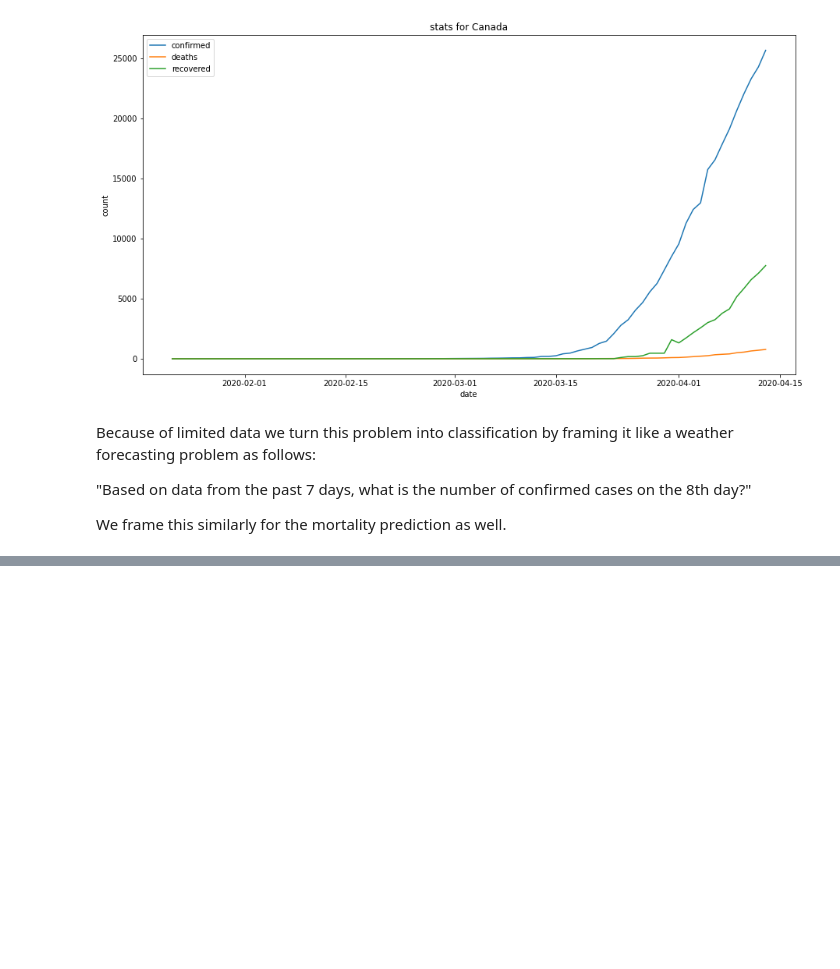
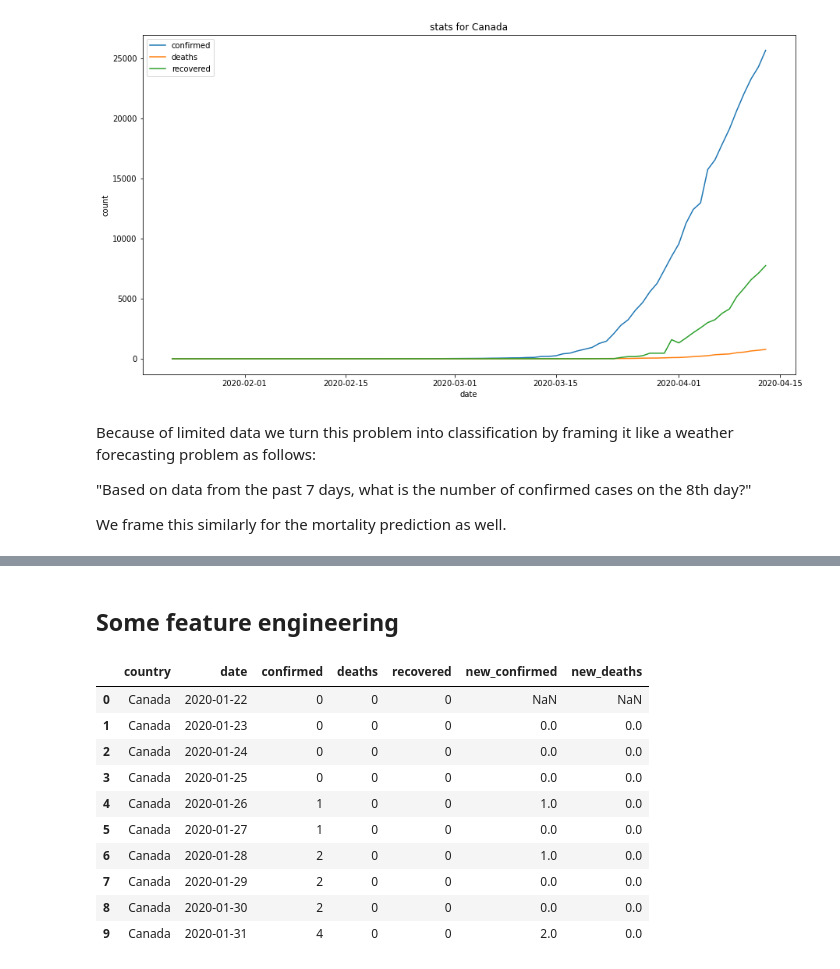
Before and after one commit to Dangandy/cv19, a Jupyter notebook: covid19_eda.ipynb, the cells around one changed output, grey strips where cells are left out. Drawn from its saved outputs; the diff is of its cells as text; code cells hidden in the pictures; blank space fills up the shorter version.

Commit message:
Feature engineering

```diff
--- a/covid19_eda.ipynb
+++ b/covid19_eda.ipynb
@@ -120,0 +123,4 @@ We frame this similarly for the mortality prediction as well.
+# %%
+country = 'Canada'
+canada_df = df[df['country'] == country].copy()
+canada_df.reset_index(drop=True,inplace=True)
@@ -120,0 +141,22 @@ We frame this similarly for the mortality prediction as well.
+# %% [markdown]
+## Some feature engineering
+# %%
+new_confirmed = canada_df['confirmed'].diff()
+new_deaths = canada_df['deaths'].diff()
+# %%
+canada_df['new_confirmed'] = new_confirmed
+canada_df['new_deaths'] = new_deaths
+# %%
+canada_df.head(10)
+# %% [output]
+|  | country | date | confirmed | deaths | recovered | new_confirmed | new_deaths |
+| 0 | Canada | 2020-01-22 | 0 | 0 | 0 | NaN | NaN |
+| 1 | Canada | 2020-01-23 | 0 | 0 | 0 | 0.0 | 0.0 |
+| 2 | Canada | 2020-01-24 | 0 | 0 | 0 | 0.0 | 0.0 |
+| 3 | Canada | 2020-01-25 | 0 | 0 | 0 | 0.0 | 0.0 |
+| 4 | Canada | 2020-01-26 | 1 | 0 | 0 | 1.0 | 0.0 |
+| 5 | Canada | 2020-01-27 | 1 | 0 | 0 | 0.0 | 0.0 |
+| 6 | Canada | 2020-01-28 | 2 | 0 | 0 | 1.0 | 0.0 |
+| 7 | Canada | 2020-01-29 | 2 | 0 | 0 | 0.0 | 0.0 |
+| 8 | Canada | 2020-01-30 | 2 | 0 | 0 | 0.0 | 0.0 |
+| 9 | Canada | 2020-01-31 | 4 | 0 | 0 | 2.0 | 0.0 |
```
Also changed, not shown: parts of 3 cells of this notebook.
